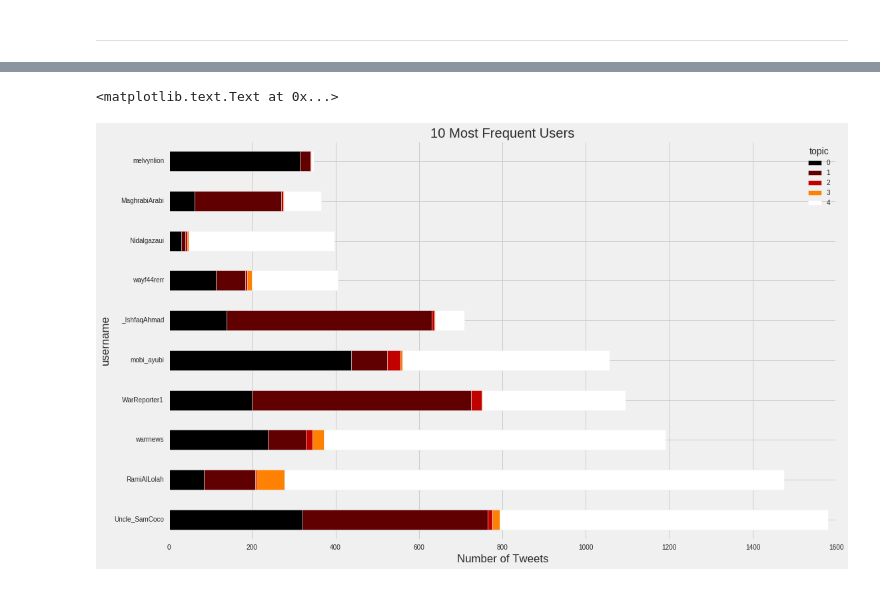
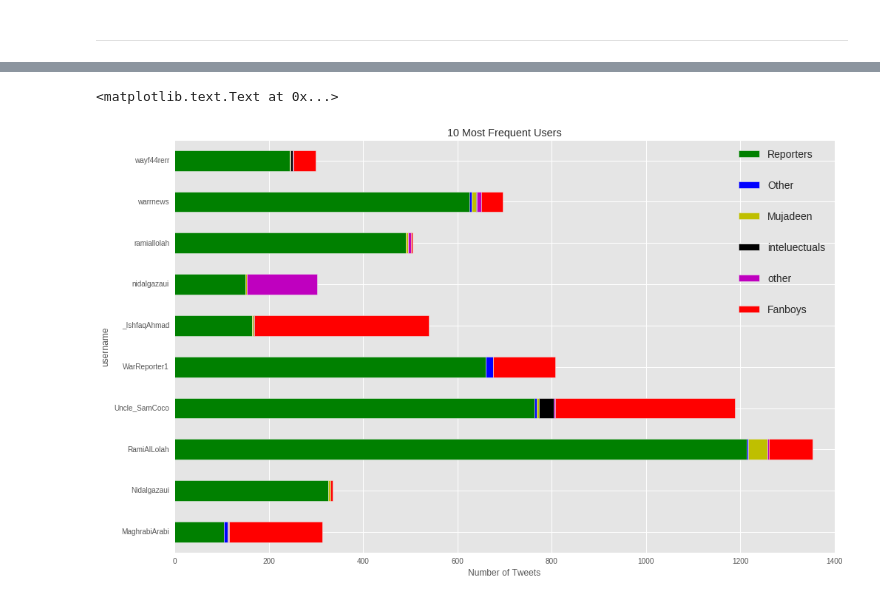
Before and after one commit to patricknieto/ISIS-Social-Network, a Jupyter notebook: ISIS_tweets.ipynb, the cells around one changed output, grey strips where cells are left out. Drawn from its saved outputs; the diff is of its cells as text; code cells hidden in the pictures.

```diff
--- a/ISIS_tweets.ipynb
+++ b/ISIS_tweets.ipynb
@@ -368,2 +349,0 @@ Focusing on retweets
-# %%
-tweet = ' rt @mention this is a retweet'
@@ -387,14 +349,0 @@ rt @danielcollins85 speculativeemotive bbc report on alleged russian strike on @
-# %%
-retweets = defaultdict(list)
-original = []
-all_mentioned_users = df.username.unique().tolist()
-for tweet in df.tweets:
-    match = re.search('^rt', tweet)
-    if match:
-        m = list(re.findall(r"@\w+", tweet))
-        l = ' '.join(m)
-        if m:
-            retweets[m[0][1:]].append(tweet[len('rt ' + l):])
-        all_mentioned_users.extend(m)
-    else:
-        original.append(tweet)
@@ -555,18 +446,27 @@ df3.T
+# %%
+data2 = pd.DataFrame(columns=['username', 'tweets'])
+for r in data.iterrows():
+    for tweet in r[1][4]:
+        #print(r[1][0])
+        #temp = pd.DataFrame([[r[1][0], tweet]], columns=['username', 'tweets'])
+        data2 = data2.append(pd.DataFrame([[r[1][0], tweet]], columns=['username', 'tweets'] ), ignore_index=True)
+# %%
+data2['topic'] = np.argmax(model.transform(Tfidf_vectorizer.transform(data2.tweets)), axis=1)
 # %%
 fig, ax = plt.subplots(figsize = (20,15))
-style.use('fivethirtyeight')
+my_colors = 'gbykmr'
+
+top10_users = data2[data2.username.isin(data2.username.value_counts()[:10].keys().tolist())]
+tb = pd.crosstab(top10_users.username, top10_users.topic)
+tb['sum'] = tb.sum(axis=1)
+pd.crosstab(top10_users.username, top10_users.topic).plot(kind='barh',stacked=True, figsize=(16, 10), color=my_colors, ax = ax)
+#tb.sort_values('sum', ascending=False).iloc[:,:5].plot(kind='barh',stacked=True, figsize=(16, 10), colormap="Dark2", ax =ax)
 
 
 
-df['topic'] = np.argmax(model.transform(Tfidf_vectorizer.transform(df.tweets)), axis=1)
-top10_users = df[df.username.isin(df.username.value_counts()[:10].keys().tolist())]
-tb = pd.crosstab(top10_users.username, top10_users.topic)
-tb['sum'] = tb.sum(axis=1)
-#pd.crosstab(top10_users.username, top10_users.topic).plot(kind='barh',stacked=True, figsize=(16, 10), colormap="gist_heat", ax = ax)
-tb.sort_values('sum', ascending=False).iloc[:,:5].plot(kind='barh',stacked=True, figsize=(16, 10), colormap="gist_heat", ax =ax)
-
+ax.legend(['Reporters','Other','Mujadeen','inteluectuals','other','Fanboys'], loc = 'upper right', numpoints = 1, labelspacing = 2.0, fontsize = 14)
 ax.set_title('10 Most Frequent Users')
 ax.set_xlabel('Number of Tweets')
 # %% [output]
 <matplotlib.text.Text at 0x...>
-[figure, old version]
+[figure, new version]
```
Also changed, not shown: parts of 47 cells of this notebook, 1 other file.
